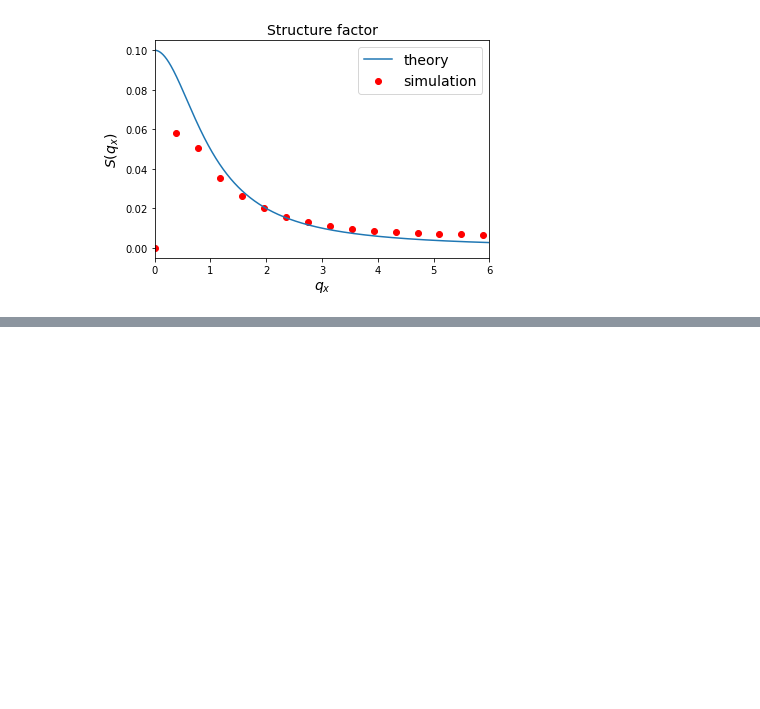
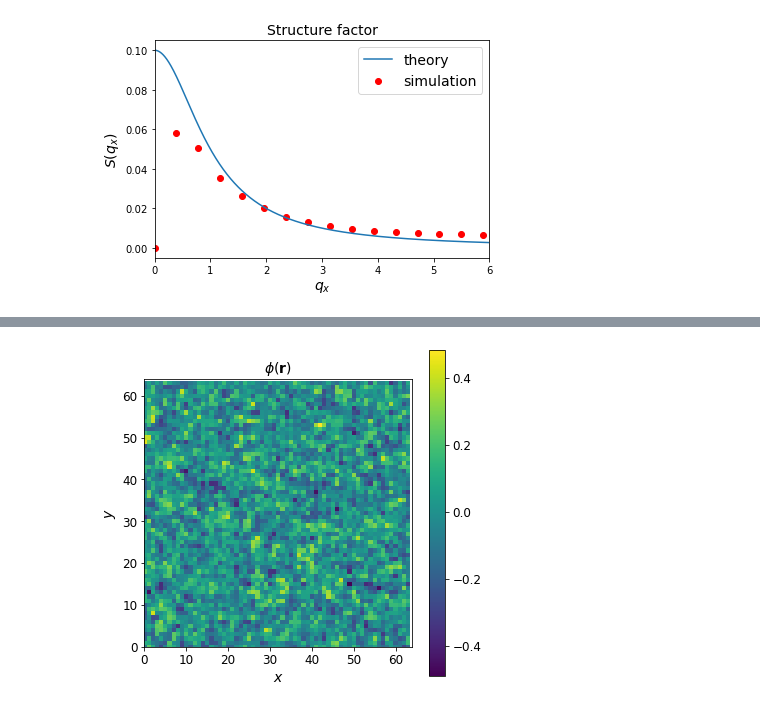
Before and after one commit to elsentjhung/equilibrium-model-B, a Jupyter notebook: model_B.ipynb, the cells around one changed output, grey strips where cells are left out. Cells and saved outputs as stored; diff of their text form; code cells hidden in the pictures; blank space fills up the shorter version.

```diff
--- a/model_B.ipynb
+++ b/model_B.ipynb
@@ -516,0 +611,16 @@ plt.show()
+# %%
+##############################
+# pseudo-spectral simulation #
+##############################
+
+# initialize phi
+phi = np.ones((Nx, Ny))*phi0
+phi_q = np.zeros((Nx, Ny))
+
+# loop for Nt timesteps for equilibriation
+for n in range(0, Nt, 1):
+    phi, phi_q = update_pseudo_spectral(phi)
+
+plot(phi)
+# %% [output]
+[figure, added]
```
Also changed, not shown: parts of 5 cells of this notebook, 4 other files.
